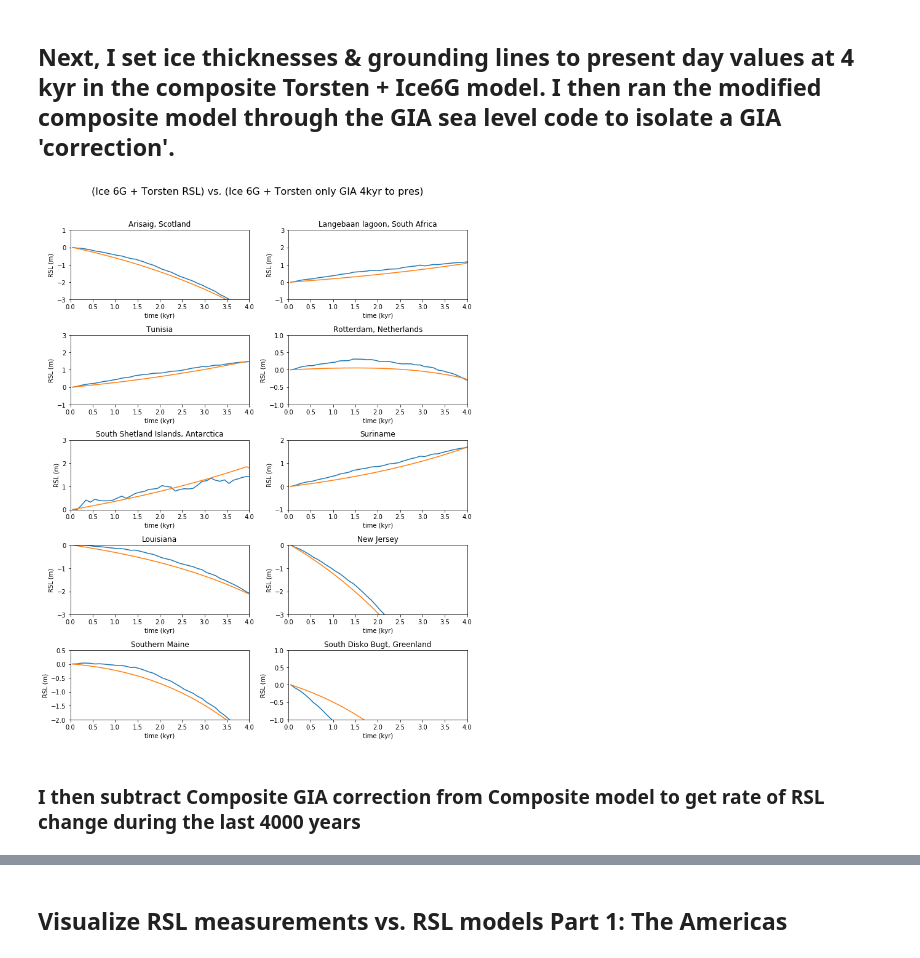
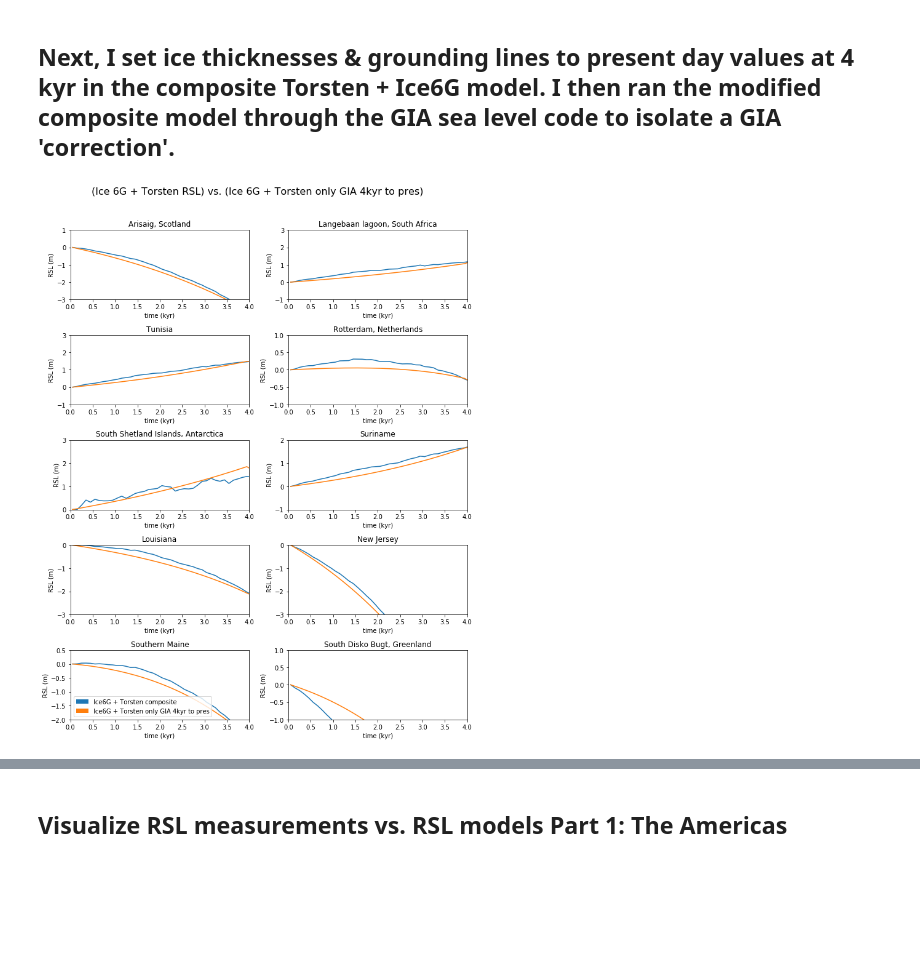
Before and after one commit to rcameronc/RCES_finalproject, a Jupyter notebook: Research_Computing_Final_Project_final.ipynb, the cells around one changed output, grey strips where cells are left out. Cells and saved outputs as stored; diff of their text form; code cells hidden in the pictures; blank space fills up the shorter version.

```diff
--- a/Research_Computing_Final_Project_final.ipynb
+++ b/Research_Computing_Final_Project_final.ipynb
@@ -583,33 +669,39 @@ plt.title('Louisiana');
 
 ax7 = plt.subplot(5, 2, 8)
 ax7 = comp.RSL[89:].sel(lat=40.0583, lon=(360 - 74.4057), method='nearest').plot()
 ax7 = comp_p.RSL[89:].sel(lat=40.0583, lon=(360 - 74.4057), method='nearest').plot()
 plt.ylim(-3, 0)
 plt.ylabel('RSL (m)')
 plt.xlim(0, 4)
 plt.xlabel('time (kyr)')
 plt.title('New Jersey');
 
 ax8 = plt.subplot(5, 2, 9)
 ax8 = comp.RSL[89:].sel(lat=43.6591, lon=(360 - 70.2568), method='nearest').plot()
 ax8 = comp_p.RSL[89:].sel(lat=43.6591, lon=(360 - 70.2568), method='nearest').plot()
 plt.ylim(-2, .5)
 plt.ylabel('RSL (m)')
 plt.xlim(0, 4)
 plt.xlabel('time (kyr)')
 plt.title('Southern Maine');
 
+XX1  = mpatches.Rectangle((0, 0), 1, .1, facecolor='C0')
+XX2 = mpatches.Rectangle((0, 0), 1, .1, facecolor="C1")
+
+labels = ['Ice6G + Torsten composite', 'Ice6G + Torsten only GIA 4kyr to pres']
+plt.legend([XX1, XX2], labels,
+               loc='lower left', bbox_to_anchor=(0.00, 0), fancybox=True)
+
+
 ax9 = plt.subplot(5, 2, 10)
 ax9 = comp.RSL[89:].sel(lat=69.2166, lon=(360 - 51.0833), method='nearest').plot()
 ax9 = comp_p.RSL[89:].sel(lat=69.2166, lon=(360 - 51.0833), method='nearest').plot()
 plt.ylim(-1, 1)
 plt.ylabel('RSL (m)')
 plt.xlim(0, 4)
 plt.xlabel('time (kyr)')
 plt.title('South Disko Bugt, Greenland');
 
 plt.tight_layout()
 # %% [output]
-[figure, old version]
+[figure, new version]
-# %% [markdown]
-### I then subtract Composite GIA correction from Composite model to get rate of RSL change during the last 4000 years
```
Also changed, not shown: parts of 65 cells of this notebook.
